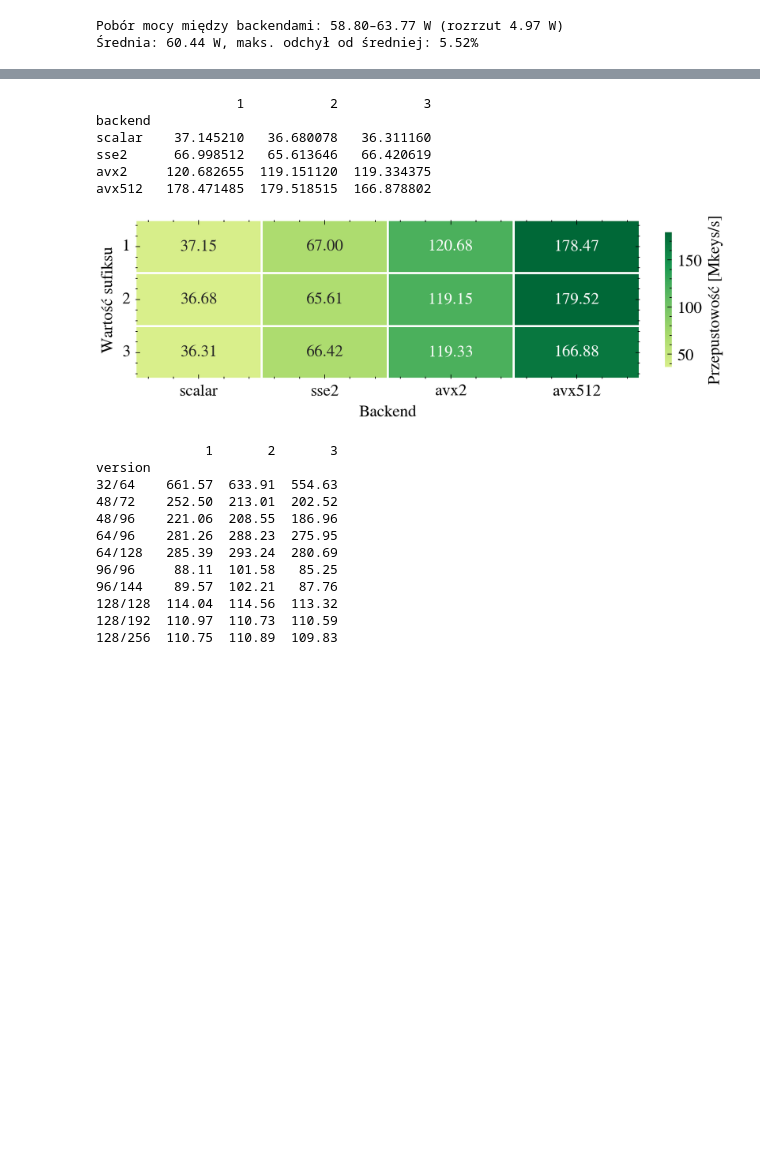
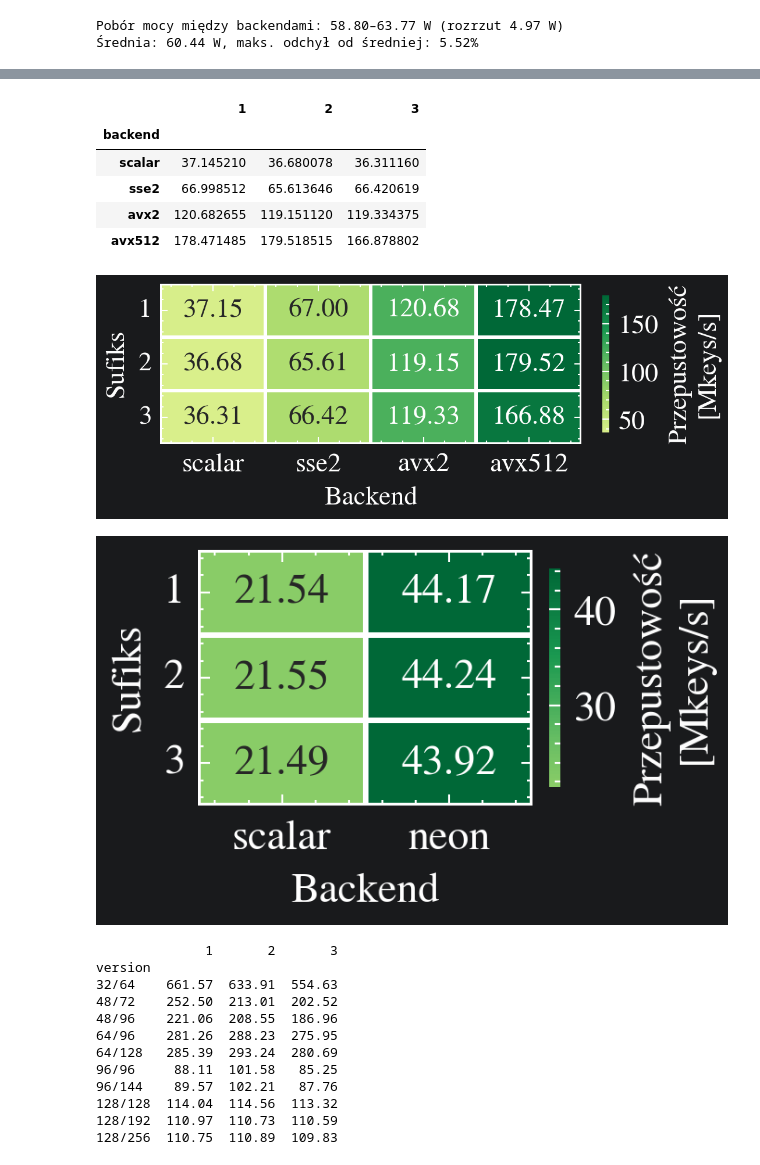
Before and after one commit to jan-chojnacki/SpeckProbe, a Jupyter notebook: analysis/notebooks/data_exploration.ipynb, the cells around one changed output, grey strips where cells are left out. Drawn from its saved outputs; the diff is of its cells as text; code cells hidden in the pictures; blank space fills up the shorter version.

Commit message:
added aarch64 plots

```diff
--- a/analysis/notebooks/data_exploration.ipynb
+++ b/analysis/notebooks/data_exploration.ipynb
@@ -826,43 +871,53 @@ print(engine_pivot)
 # %%
-engine_pivot.to_csv('../csv/engine_pivot.csv', index=False)
+for pivot, name in [(engine_pivot_x86, 'x86'), (engine_pivot_aarch64, 'aarch64')]:
+    out = pivot.copy()
+    out['version'] = out['version'].astype(str).str.replace('_', '/', regex=False)
+    out.to_csv(f'../csv/engine_pivot_{name}.csv', index=False)
 # %%
-engine_pivot_mean = engine_pivot.groupby('backend')[['1', '2', '3']].agg(gmean).reset_index()
+def make_engine_pivot_mean(pivot, backend_order):
+    mean = pivot.groupby('backend')[['1', '2', '3']].agg(gmean).reset_index()
+    mean['backend'] = pd.Categorical(mean['backend'], categories=backend_order, ordered=True)
+    mean = mean.sort_values('backend')
+    return mean.set_index('backend')[['1', '2', '3']]
 
-backend_order = ['scalar', 'sse2', 'avx2', 'avx512']
-engine_pivot_mean['backend'] = pd.Categorical(engine_pivot_mean['backend'], categories=backend_order, ordered=True)
-engine_pivot_mean = engine_pivot_mean.sort_values('backend')
+engine_pivot_mean_x86 = make_engine_pivot_mean(engine_pivot_x86, ['scalar', 'sse2', 'avx2', 'avx512'])
+engine_pivot_mean_aarch64 = make_engine_pivot_mean(engine_pivot_aarch64, ['scalar', 'neon'])
 
-engine_pivot_mean = engine_pivot_mean.set_index('backend')[['1', '2', '3']]
-print(engine_pivot_mean)
+engine_pivot_mean_x86
 # %% [output]
-                  1           2           3
-backend
-scalar    37.145210   36.680078   36.311160
-sse2      66.998512   65.613646   66.420619
-avx2     120.682655  119.151120  119.334375
-avx512   178.471485  179.518515  166.878802
+|  | 1 | 2 | 3 |
+| backend |  |  |  |
+| scalar | 37.145210 | 36.680078 | 36.311160 |
+| sse2 | 66.998512 | 65.613646 | 66.420619 |
+| avx2 | 120.682655 | 119.151120 | 119.334375 |
+| avx512 | 178.471485 | 179.518515 | 166.878802 |
 # %%
-with plt.style.context(['science', 'no-latex', 'bright']):
-    fig, ax = plt.subplots(figsize=(FIG_WIDTH, FIG_HEIGHT_5), layout='constrained')
+def plot_engine_heatmap(pivot_mean, filename, width):
+    with plt.style.context(['science', 'no-latex', 'bright']):
+        fig, ax = plt.subplots(figsize=(width, FIG_HEIGHT_7), layout='constrained')
 
-    sns.heatmap(
-        engine_pivot_mean.T,
-        ax=ax,
-        cmap='RdYlGn',
-        center=0,
-        annot=True,
-        fmt='.2f',
-        linewidths=1.0,
-        cbar_kws={'label': 'Przepustowość [Mkeys/s]', 'shrink': 0.85},
-    )
+        sns.heatmap(
+            pivot_mean.T,
+            ax=ax,
+            cmap='RdYlGn',
+            center=0,
+            annot=True,
+            fmt='.2f',
+            linewidths=1.0,
+            cbar_kws={'label': 'Przepustowość\n[Mkeys/s]', 'shrink': 0.85},
+        )
 
-    ax.set_xlabel('Backend')
-    ax.set_ylabel('Wartość sufiksu')
+        ax.set_xlabel('Backend')
+        ax.set_ylabel('Sufiks')
 
-    plt.setp(ax.get_yticklabels(), rotation=0)
+        plt.setp(ax.get_yticklabels(), rotation=0)
 
-    plt.savefig('../svg/engine_pivot_backend_heatmap.svg', facecolor='white')
-    plt.show()
+        plt.savefig(f'../svg/{filename}', facecolor='white')
+        plt.show()
+
+plot_engine_heatmap(engine_pivot_mean_x86, 'engine_pivot_backend_heatmap_x86.svg', FIG_WIDTH * 0.615)
+plot_engine_heatmap(engine_pivot_mean_aarch64, 'engine_pivot_backend_heatmap_aarch64.svg', FIG_WIDTH * 0.385)
 # %% [output]
-[figure, old version]
+[figure, new version]
+[figure, added]
 # %%
```
Also changed, not shown: parts of 21 cells of this notebook.
